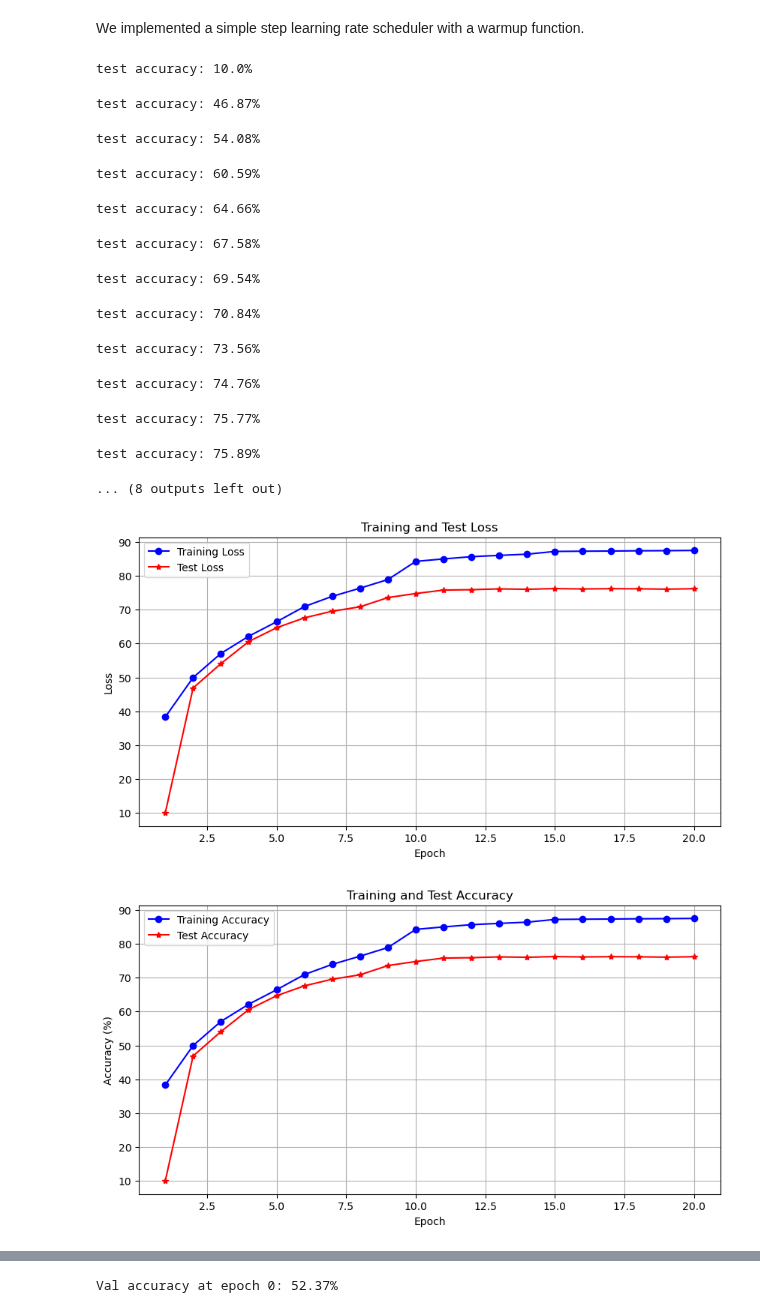
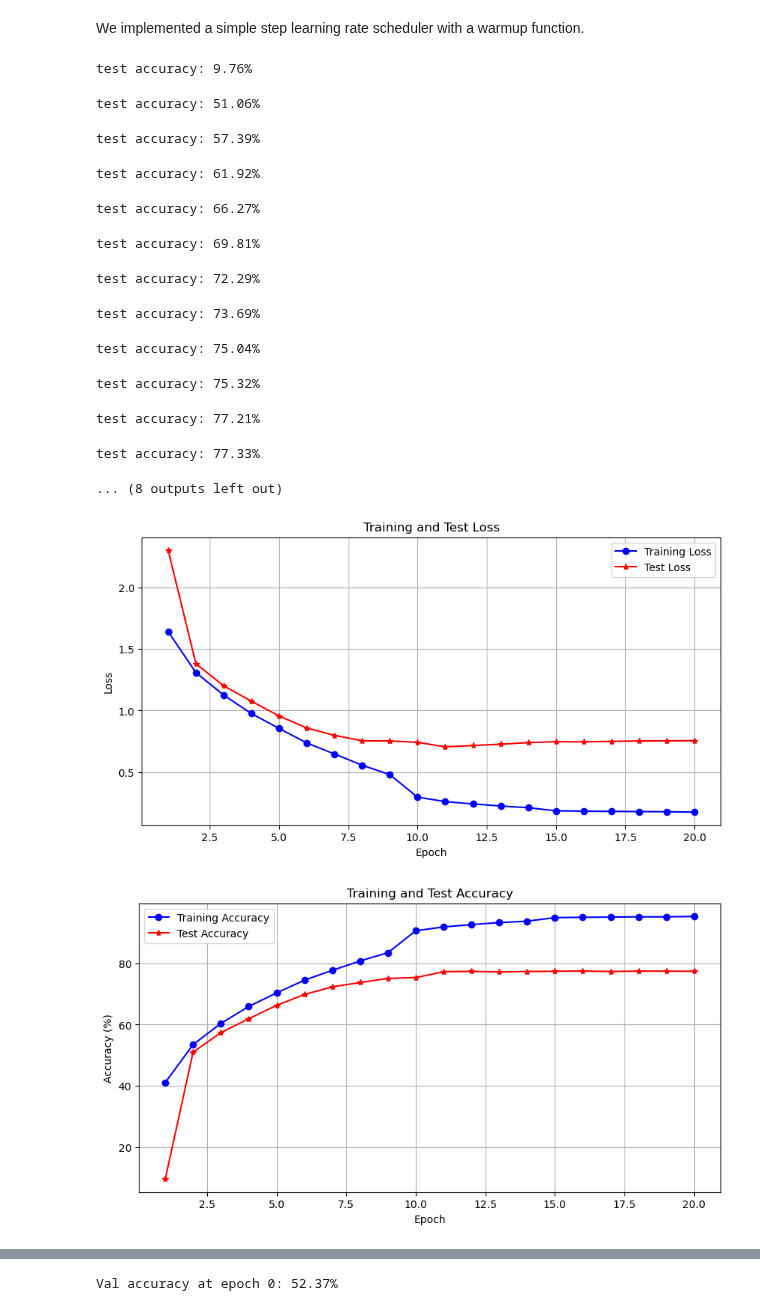
Before and after one commit to FreddieHorn/CudaVisionWS23, a Jupyter notebook: Assignment2/assignment_2_luke.ipynb, the cells around one changed output, grey strips where cells are left out. Cells and saved outputs as stored; diff of their text form; code cells hidden in the pictures.

Commit message:
ran plots again, added documentation

```diff
--- a/Assignment2/assignment_2_luke.ipynb
+++ b/Assignment2/assignment_2_luke.ipynb
@@ -325,15 +325,6 @@ Next we want to "somewhat optimize" our hyperparameters using optuna
 # %%
 import optuna
 from optuna.trial import TrialState
-# %%
-kernel_size1 = 3
-kernel_size2 = 3
-kernel_size3 = 3
-
-# Calculate padding based on kernel sizes
-padding1 = 1 if kernel_size1 == 3 else 2
-padding2 = 1 if kernel_size2 == 3 else 2
-padding3 = 1 if kernel_size3 == 3 else 2
 # %%
 class DropoutCNN(nn.Module):
     """
@@ -1078,22 +1075,22 @@ for i, epoch in enumerate(range(NUM_EPOCHS)):
     train_accuracy_list.append(np.mean(train_accuracy_list_iter))
     train_loss_list.append(np.mean(train_loss_list_iter))
 # %% [output]
-test accuracy: 10.0%
+test accuracy: 9.76%
-test accuracy: 46.87%
+test accuracy: 51.06%
-test accuracy: 54.08%
+test accuracy: 57.39%
-test accuracy: 60.59%
+test accuracy: 61.92%
-test accuracy: 64.66%
+test accuracy: 66.27%
-test accuracy: 67.58%
+test accuracy: 69.81%
-test accuracy: 69.54%
+test accuracy: 72.29%
-test accuracy: 70.84%
+test accuracy: 73.69%
-test accuracy: 73.56%
+test accuracy: 75.04%
-test accuracy: 74.76%
+test accuracy: 75.32%
-test accuracy: 75.77%
+test accuracy: 77.21%
-test accuracy: 75.89%
+test accuracy: 77.33%
 ... (8 outputs left out)
 # %%
-utils.plot_loss_epoch(train_accuracy_list, test_accuracy_list)
+utils.plot_loss_epoch(train_loss_list, test_loss_list)
 utils.plot_accuracy_epoch(test_accuracy_list, train_accuracy_list)
 # %% [output]
-[figure, old version]
+[figure, new version]
-[figure, old version]
+[figure, new version]
```
Also changed, not shown: parts of 10 cells of this notebook.
